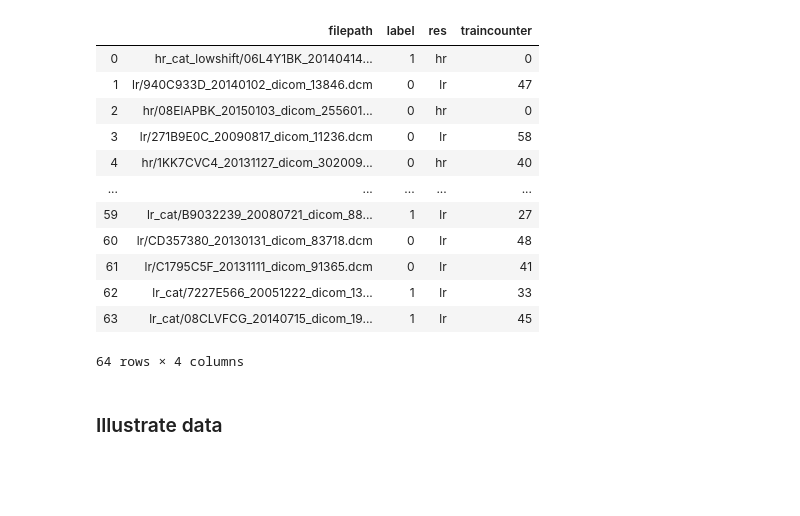
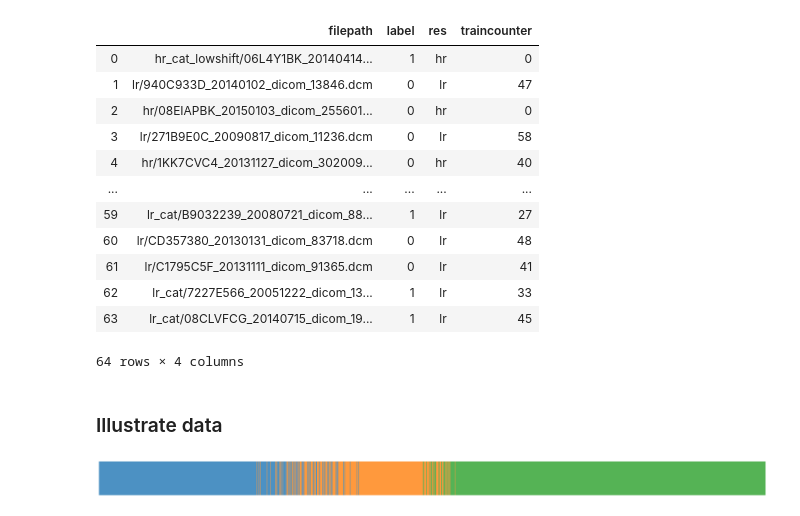
Before and after one commit to cirmuw/dynamicmemory, a Jupyter notebook: J_Results.ipynb, the cells around one changed output. Cells and saved outputs as stored; diff of their text form; code cells hidden in the pictures; blank space fills up the shorter version.

```diff
--- a/J_Results.ipynb
+++ b/J_Results.ipynb
@@ -592,0 +604,11 @@ plt.savefig(cutils.RESPATH+'random_cases.pdf')
+# %%
+streamedDS = StreamedDS('/project/catinous/cat_data/','catsinom_combined_dsts2_dataset.csv', transition_phase_after=0.7, direction='lr->hr')
+# %%
+res = streamedDS.df.res == 'hr'
+res[streamedDS.df.res == 'hr_ts'] = 2
+plt.figure(figsize=(30,1.5))
+plt.imshow(np.tile(res,(250,1)), cmap=newcmp, alpha=0.8)
+plt.axis('off')
+plt.savefig(cutils.RESPATH + 'continous3classes.png')
+# %% [output]
+[figure, added]
```
Also changed, not shown: parts of 12 cells of this notebook, 3 other files.
